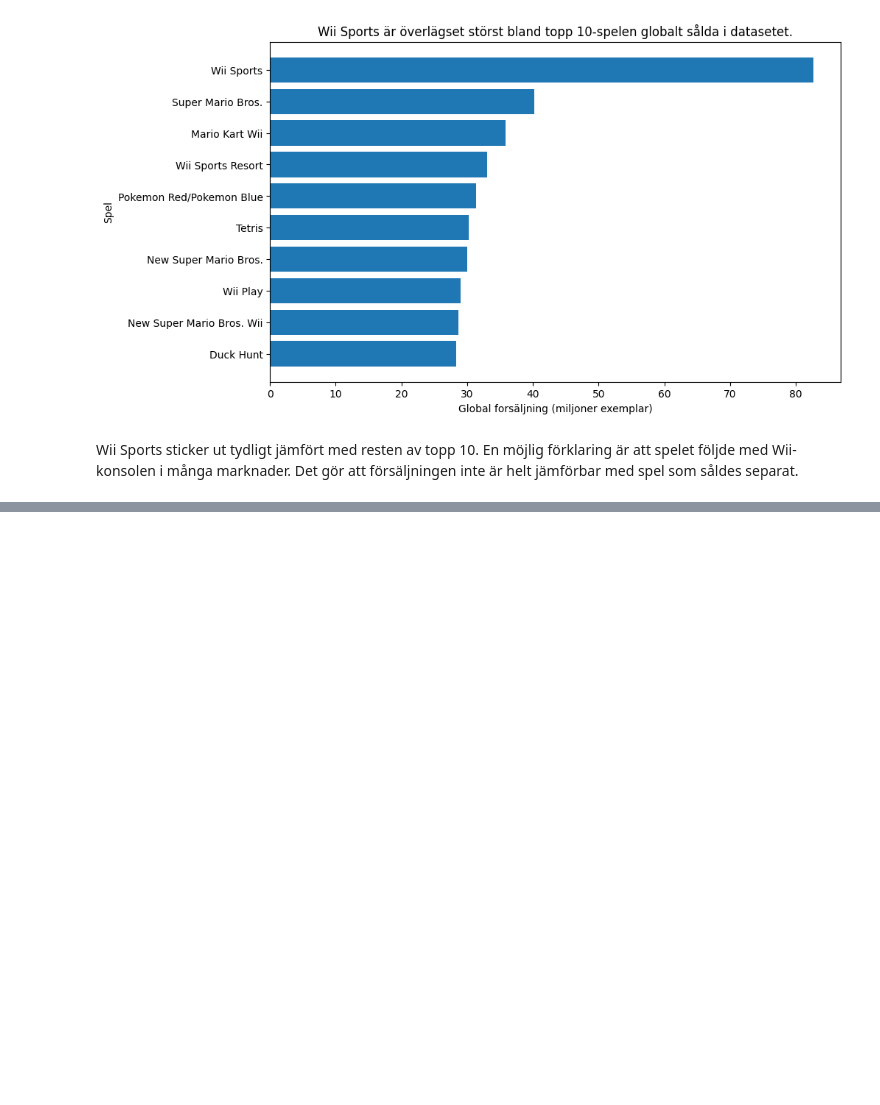
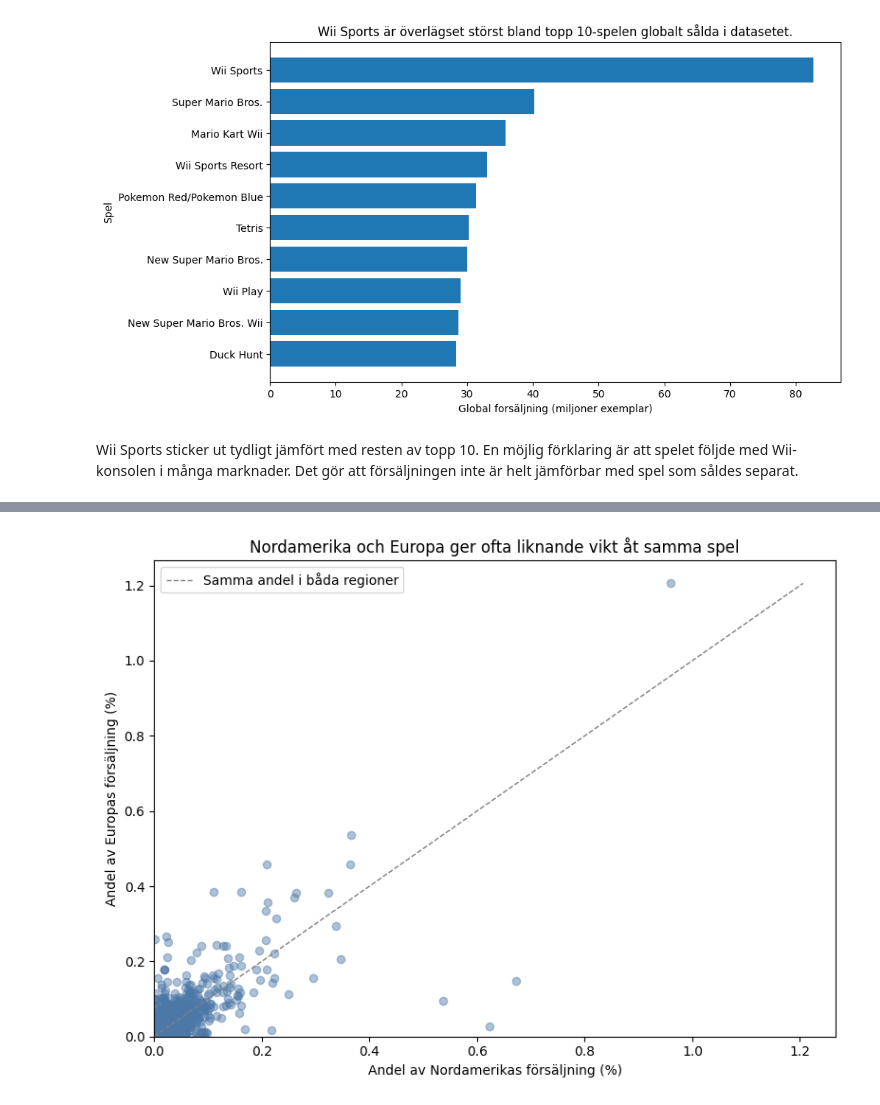
Before and after one commit to havietkok-sys/kk1-videogames-sales, a Jupyter notebook: notebook.ipynb, the cells around one changed output, grey strips where cells are left out. Cells and saved outputs as stored; diff of their text form; code cells hidden in the pictures; blank space fills up the shorter version.

```diff
--- a/notebook.ipynb
+++ b/notebook.ipynb
@@ -317,0 +382,43 @@ Wii Sports sticker ut tydligt jämfört med resten av topp 10. En möjlig förkl
+# %%
+taste_df = analysis_df.copy()
+
+taste_df["NA_Share"] = taste_df["NA_Sales"] / taste_df["NA_Sales"].sum()
+taste_df["EU_Share"] = taste_df["EU_Sales"] / taste_df["EU_Sales"].sum()
+
+taste_df = taste_df[taste_df["Global_Sales"] >= 1].copy()
+
+fig, ax = plt.subplots(figsize=(8, 6))
+
+ax.scatter(
+    taste_df["NA_Share"] * 100,
+    taste_df["EU_Share"] * 100,
+    alpha=0.45,
+    s=35,
+    color="#4C78A8"
+)
+
+max_value = max(
+    (taste_df["NA_Share"] * 100).max(),
+    (taste_df["EU_Share"] * 100).max()
+)
+
+ax.plot(
+    [0, max_value],
+    [0, max_value],
+    linestyle="--",
+    color="gray",
+    linewidth=1,
+    label="Samma andel i båda regioner"
+)
+
+ax.set_title("Nordamerika och Europa ger ofta liknande vikt åt samma spel")
+ax.set_xlabel("Andel av Nordamerikas försäljning (%)")
+ax.set_ylabel("Andel av Europas försäljning (%)")
+ax.set_xlim(left=0)
+ax.set_ylim(bottom=0)
+ax.legend()
+
+plt.tight_layout()
+plt.show()
+# %% [output]
+[figure, added]
```
Also changed, not shown: parts of 4 cells of this notebook.
